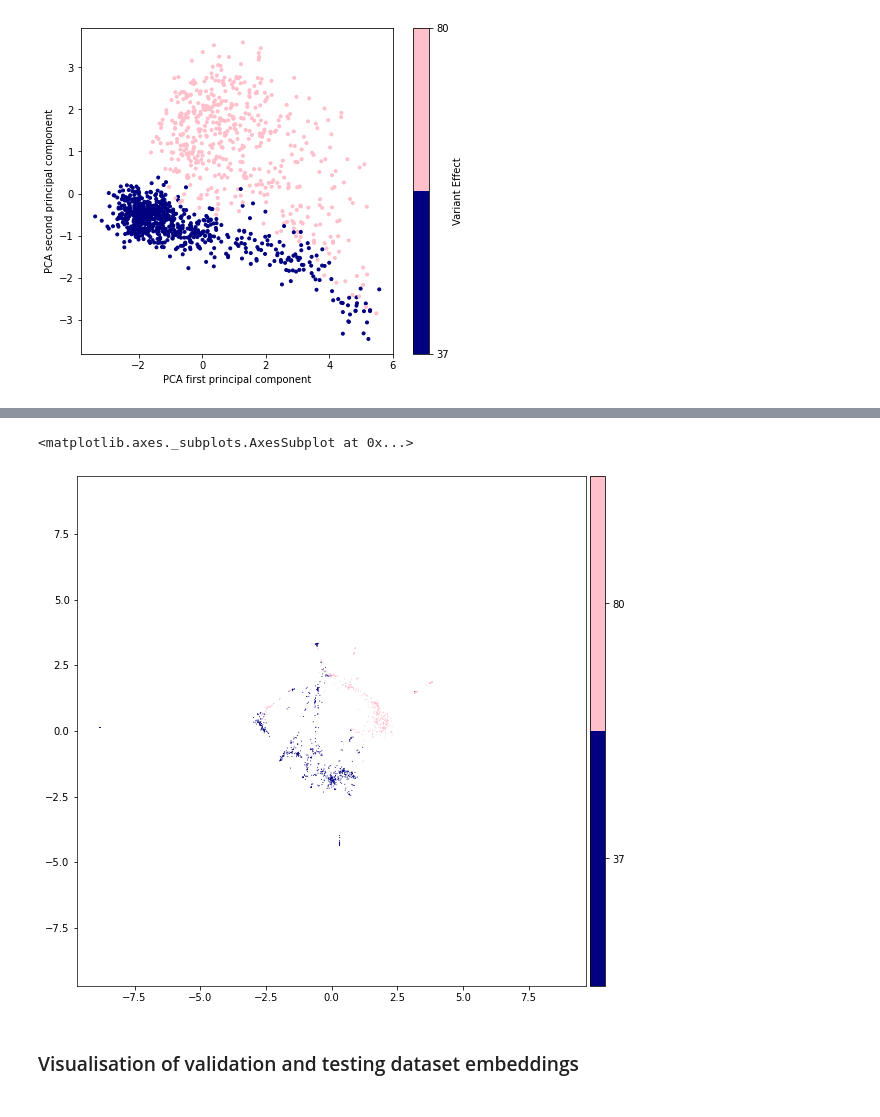
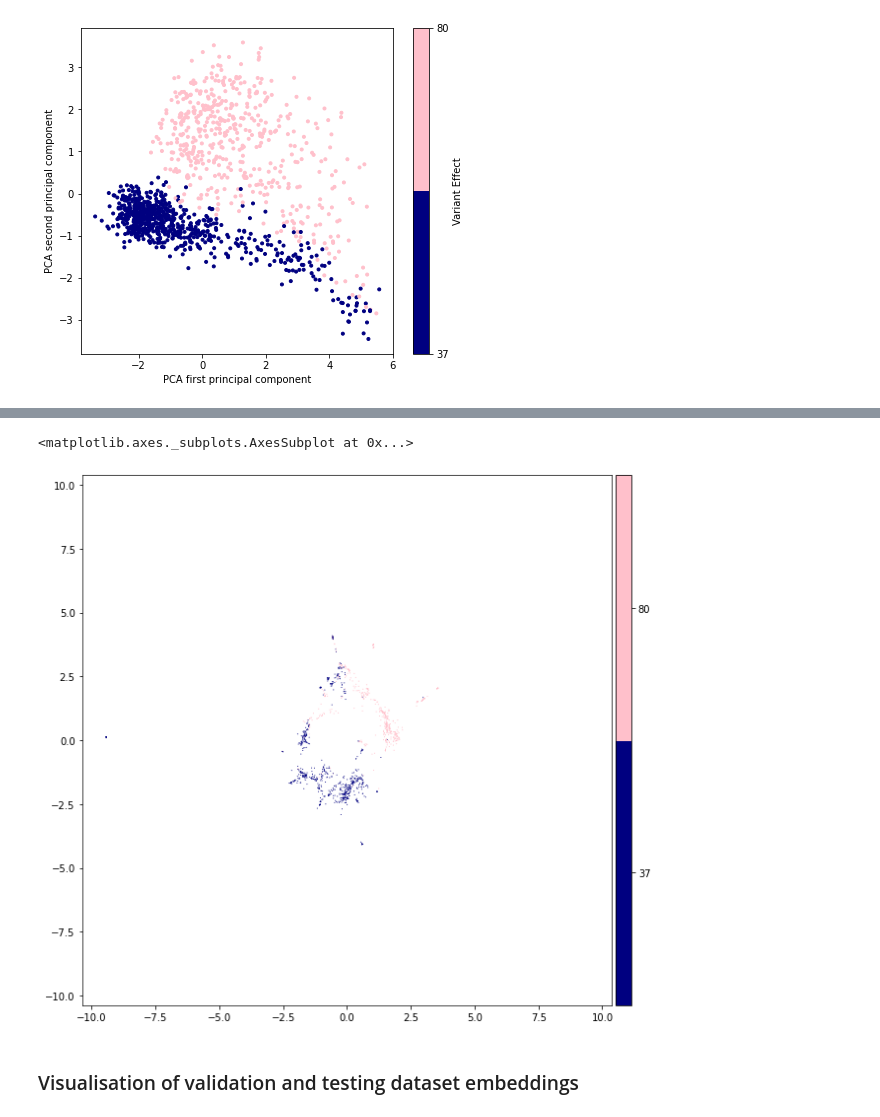
Before and after one commit to ievapudz/Course_Work, a Jupyter notebook: classificator.ipynb, the cells around one changed output, grey strips where cells are left out. Cells and saved outputs as stored; diff of their text form; code cells hidden in the pictures.

Commit message:
Added saving of visualisation in a fig.size of 8.8x8 inches (so that labels in the axis would not bu cut out.

```diff
--- a/classificator.ipynb
+++ b/classificator.ipynb
@@ -343,8 +343,8 @@ Nov 24 04:17:46 AM: average distortion 0.198 | residual norm 2.0e-04
 # %%
-pymde.plot(embedding_train, color_by=Ys, savepath='training_sample_visualisation_PyMDE.png', color_map=custom_cmap)
+pymde.plot(embedding_train, color_by=Ys, savepath='training_sample_visualisation_PyMDE.png', color_map=custom_cmap, figsize_inches=(8.8, 8.0))
 # %% [output]
 <matplotlib.axes._subplots.AxesSubplot at 0x...>
-[figure, old version]
+[figure, new version]
 # %% [markdown]
 ### Visualisation of validation and testing dataset embeddings
 # %%
```
Also changed, not shown: parts of 5 cells of this notebook, 1 other file.
